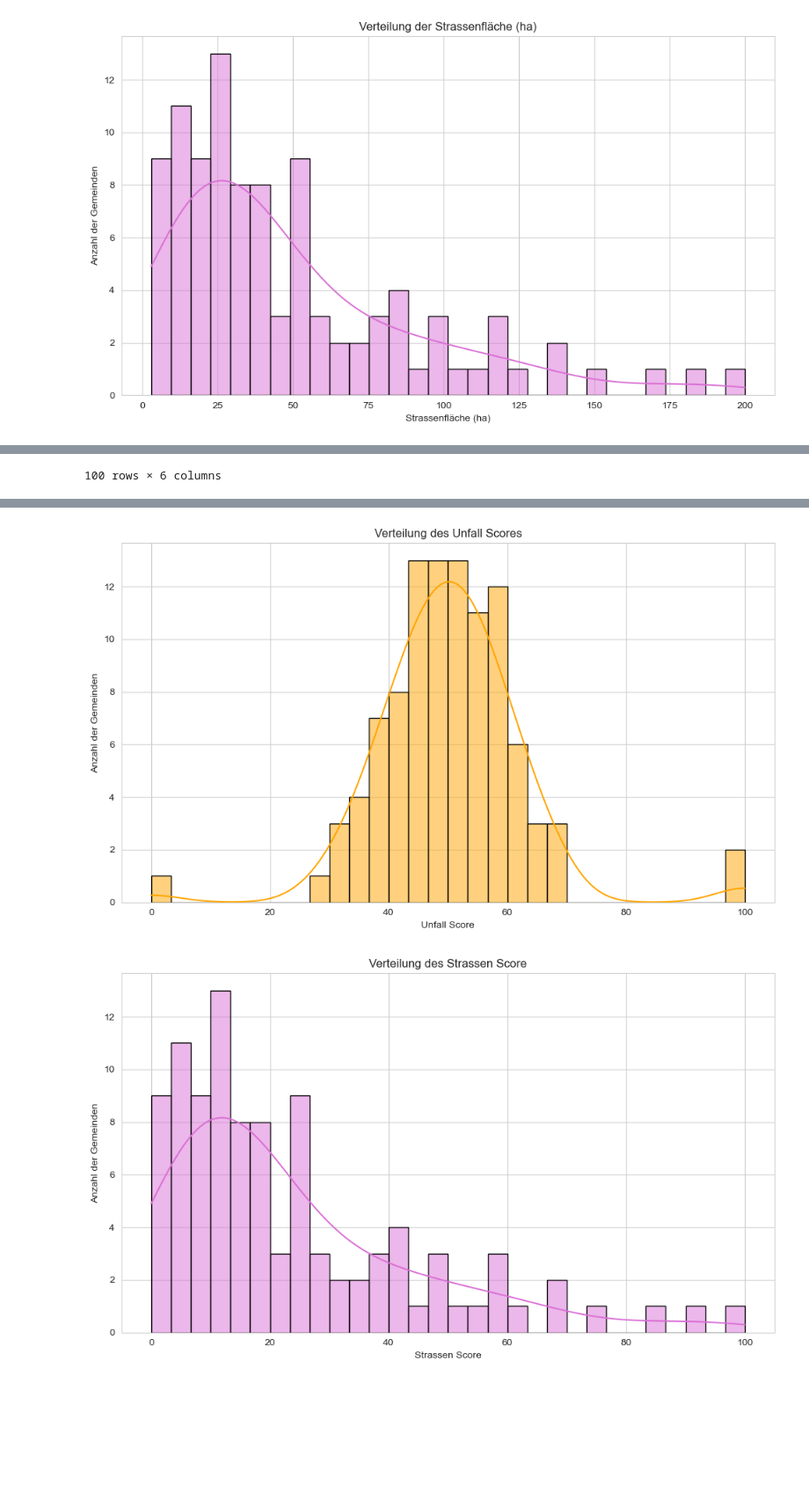
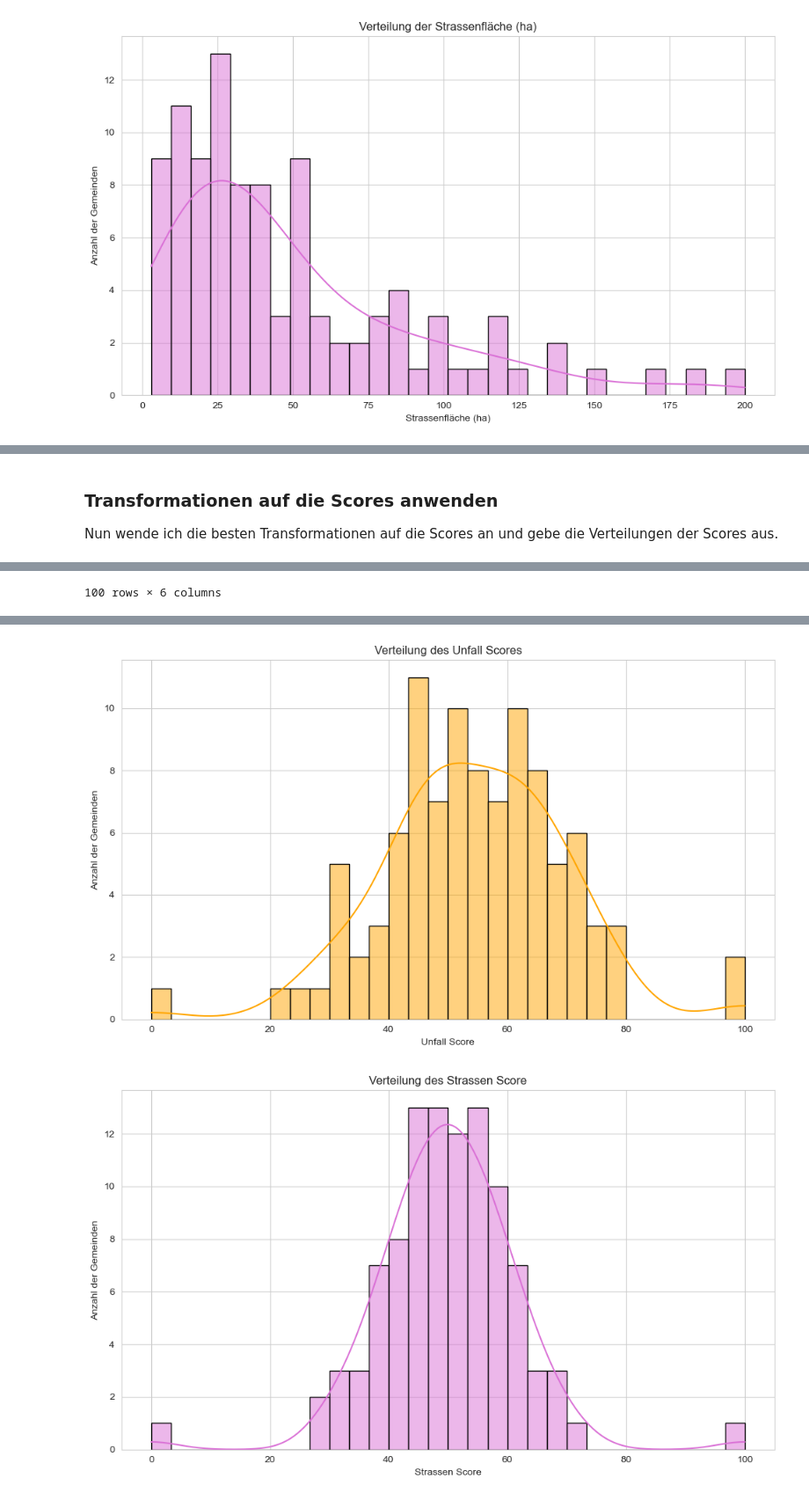
Before and after one commit to gideon-monterosa/dawr, a Jupyter notebook: assignement-1/ranking.ipynb, the cells around one changed output, grey strips where cells are left out. Shown: that part at 88% size. Cells and saved outputs as stored; diff of their text form; code cells hidden in the pictures; blank space fills up the shorter version.

```diff
--- a/assignement-1/ranking.ipynb
+++ b/assignement-1/ranking.ipynb
@@ -54,5 +55,8 @@ beeinflussen.
 # %%
 def plot_distribution(series, titel, x_label, y_label, color):
+    """
+    Plottet die Verteilung einer Serie als Histogramm mit 30 bins.
+    """
     plt.figure(figsize=(10, 6))
     sns.histplot(series, bins=30, kde=True, color=color, edgecolor='black')
     plt.title(titel)
@@ -65,12 +77,12 @@ def plot_distribution(series, titel, x_label, y_label, color):
 # %%
 df_regio = pd.read_csv('./data/scraped/regionalportraits.csv')
 
-df_regio["Forest_area_ha"] = df_regio["Total_Area_km2"] * df_regio["Forest_Vegetation_pct"]
+df_regio["Forest_area"] = df_regio["Total_Area_km2"] * df_regio["Forest_Vegetation_pct"]
 
 # Berechne nun die durchschnittliche Waldfläche pro Person (in Hektaren)
-df_regio["forest_area_per_person_ha"] = df_regio["Forest_area_ha"] / df_regio["Population"]
+df_regio["forest_area_per_person"] = df_regio["Forest_area"] / df_regio["Population"]
 
-plot_distribution(df_regio['forest_area_per_person_ha'],
+plot_distribution(df_regio['forest_area_per_person'],
                   "Verteilung der Waldfläche pro Person (ha)",
                   "Waldfläche pro Person (ha)",
                   "Anzahl der Gemeinden",
@@ -231,6 +301,9 @@ def calculate_final_score(df, weights):
 relevant_communities = ['Furna', 'Flims', 'Fürstenau']
 
 def random_transformations():
+    """
+    Wählt für jeden Score eine zufällige Transformation aus den Kandidaten aus und gibt die entsprechende Konfiguration zurück.
+    """
     trans_funcs = {}
     for score in scores:
         chosen_func = np.random.choice(transformation_candidates)
@@ -238,6 +311,9 @@ def random_transformations():
     return trans_funcs
 
 def random_weights(keys, min_weight=0.01):
+    """
+    Wählt zufällige Gewichtungen für die gegebenen Keys aus. Die Summe der Gewichtungen beträgt 1 und jedes Gewicht ist mindestens min_weight.
+    """
     k = len(keys)
     base = np.full(k, min_weight)
     remainder = 1 - k * min_weight
@@ -249,6 +325,10 @@ def random_weights(keys, min_weight=0.01):
     return dict(zip(keys, values))
 
 def find_best_config(n_iter=10000):
+    """
+    Erstellt und evaluiert n_iter zufällige Konfigurationen und gibt die beste Konfiguration zurück.
+    Die beste Konfiguration ist diejenige, bei der Furna auf Rang 1 liegt und die Summe der Ränge von Flims und Fürstenau maximal ist.
+    """
     best_config = None
     best_objective = -1
     ranking_results = {community: [] for community in relevant_communities}
@@ -289,31 +369,25 @@ def find_best_config(n_iter=10000):
     else:
         print("Keine Konfiguration gefunden, bei der Furna auf Rang 1 liegt.")
 
-    # Visualisierung der Rangverteilungen
-    plt.figure(figsize=(10, 6))
-    data_to_plot = [ranking_results[com] for com in relevant_communities]
-    plt.boxplot(data_to_plot, tick_labels=relevant_communities, showmeans=True)
-    plt.xlabel('Gemeinde')
-    plt.ylabel('Rangposition (kleiner ist besser)')
-    plt.title('Sensitivitätsanalyse: Rangpositionen bei Variation von Gewichtungen und Transformationen')
-    plt.grid(True)
-    plt.tight_layout()
-    plt.show()
-
     return best_config
 
+# Steuert, ob eine neue Konfiguration berechnet werden soll oder die hardcoded Konfiguration verwendet werden soll
 CALCULATE_CONFIG = False
 if CALCULATE_CONFIG:
     calculated_config = find_best_config(n_iter=200_000)
 else:
     calculated_config = None
+# %% [markdown]
+### Transformationen auf die Scores anwenden
+
+Nun wende ich die besten Transformationen auf die Scores an und gebe die Verteilungen der Scores aus.
 # %%
 best_transformations = {
     'forest_score': log_and_normalize,
-    'family_score': quantile_transform_and_normalize,
+    'family_score': robust_scale_and_normalize,
     'wiki_score': normalize,
-    'accident_score': quantile_transform_and_normalize,
-    'street_score': normalize
+    'accident_score': boxcox_and_normalize,
+    'street_score': quantile_transform_and_normalize
 }
 
 df_rank = df_regio[['Gemeinde']].copy()
@@ -372,3 +446,3 @@ plot_distribution(df_rank['street_score'],
 [figure]
-[figure, old version]
+[figure, new version]
-[figure, old version]
+[figure, new version]
```
Also changed, not shown: parts of 17 cells of this notebook, 6 other files.
